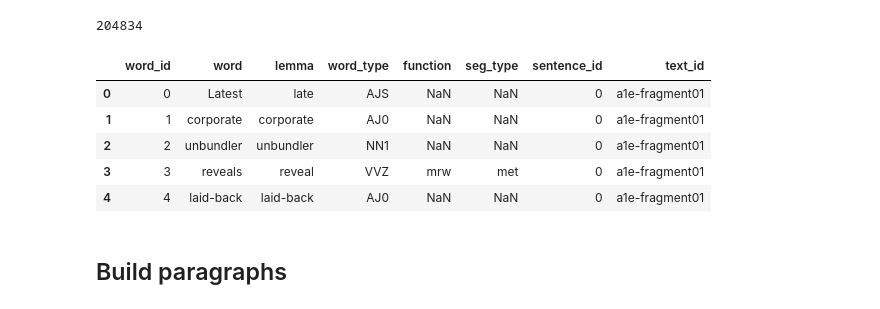
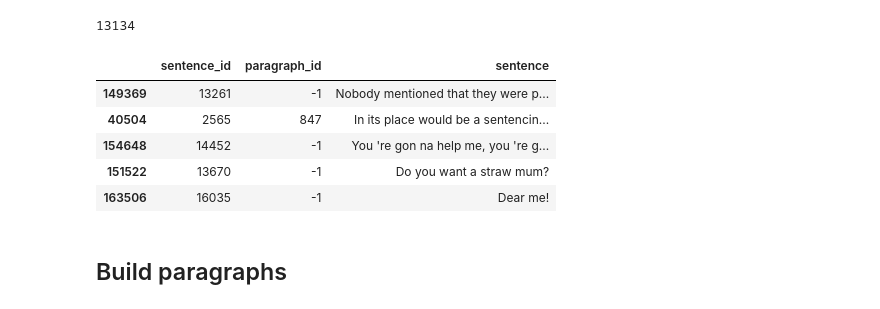
Before and after one commit to Sunflower/CPSC-488A, a Jupyter notebook: Longest Chains.ipynb, the cells around one changed output. Cells and saved outputs as stored; diff of their text form; code cells hidden in the pictures.

```diff
--- a/Longest Chains.ipynb
+++ b/Longest Chains.ipynb
@@ -44,8 +51,8 @@ len(exploration_set)
 # %%
-sentences = pd.read_csv('data/raw/sentences.csv', encoding='ISO-8859-1')
-display(len(sentences))
-display(sentences.sample(5))
-sentences.tail(3)
+all_sentences = pd.read_csv('data/raw/sentences.csv', encoding='ISO-8859-1')
+display(len(all_sentences))
+display(all_sentences.sample(5))
+all_sentences.tail(3)
 # %% [output]
 16183
 |  | sentence_id | paragraph_id | sentence |
@@ -82,14 +68,15 @@ exploration_set
-# %%
-all_words = pd.read_csv('data/raw/words.csv', encoding='ISO--8859-1')
-display(len(all_words))
-all_words.head()
-# %% [output]
-204834
-|  | word_id | word | lemma | word_type | function | seg_type | sentence_id | text_id |
-| 0 | 0 | Latest | late | AJS | NaN | NaN | 0 | a1e-fragment01 |
-| 1 | 1 | corporate | corporate | AJ0 | NaN | NaN | 0 | a1e-fragment01 |
-| 2 | 2 | unbundler | unbundler | NN1 | NaN | NaN | 0 | a1e-fragment01 |
-| 3 | 3 | reveals | reveal | VVZ | mrw | met | 0 | a1e-fragment01 |
-| 4 | 4 | laid-back | laid-back | AJ0 | NaN | NaN | 0 | a1e-fragment01 |
+# %%
+# Sentences the training set contains.
+sentences = all_sentences.merge(dataset)[['sentence_id', 'paragraph_id', 'sentence']].drop_duplicates()
+display(sentences['sentence_id'].nunique())
+sentences.sample(5)
+# %% [output]
+13134
+|  | sentence_id | paragraph_id | sentence |
+| 149369 | 13261 | -1 | Nobody mentioned that they were p... |
+| 40504 | 2565 | 847 | In its place would be a sentencin... |
+| 154648 | 14452 | -1 | You 're gon na help me, you 're g... |
+| 151522 | 13670 | -1 | Do you want a straw mum? |
+| 163506 | 16035 | -1 | Dear me! |
 # %% [markdown]
 ## Build paragraphs
```
Also changed, not shown: parts of 30 cells of this notebook, 4 other files.
